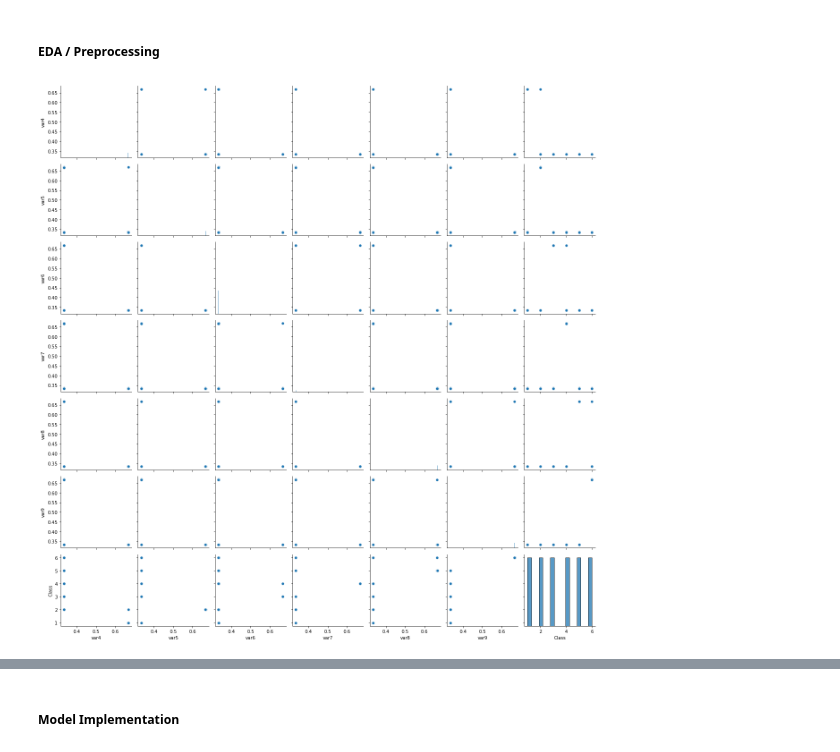
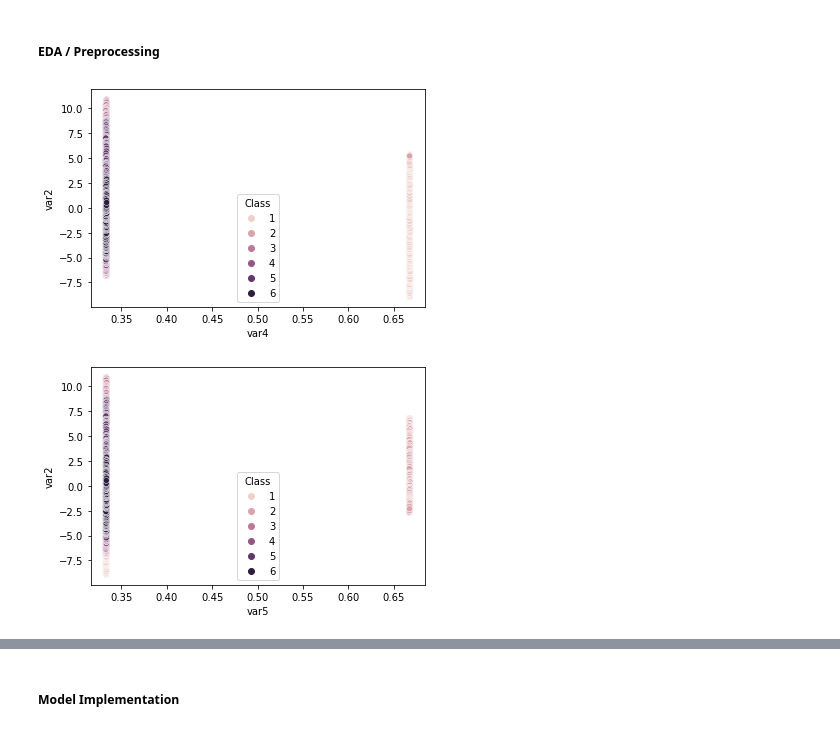
Before and after one commit to calebpelliott/Machine-Learning-CS559, a Jupyter notebook: PRJ1/F21/F21_CS559_Project1.ipynb, the cells around one changed output, grey strips where cells are left out. Drawn from its saved outputs; the diff is of its cells as text; code cells hidden in the pictures.

```diff
--- a/PRJ1/F21/F21_CS559_Project1.ipynb
+++ b/PRJ1/F21/F21_CS559_Project1.ipynb
@@ -315,11 +339,13 @@ A quick analysis of n_neighbors shows that an n_neighbors=2 is sufficient in ach
 #### Model 3: Logistic Regression
 # %% [markdown]
 ##### EDA / Preprocessing
-# %%
-##### EDA / Preprocessing starts here
-cols = ['var4', 'var5', 'var6', 'var7', 'var8', 'var9', 'Class']
-sns.pairplot(df[cols],size=2.5)
-plt.tight_layout()
-plt.show()
-# %% [output]
-[figure, removed]
+# %%
+##### EDA / Preprocessing starts here
+cols = ['var4', 'var5', 'var6', 'var7', 'var8', 'var9', 'Class']
+plot_2D(df,'var4', 'var2','Class')
+# %% [output]
+[figure, added]
+# %%
+plot_2D(df,'var5', 'var2','Class')
+# %% [output]
+[figure, added]
```
Also changed, not shown: parts of 16 cells of this notebook, 1 other file.
